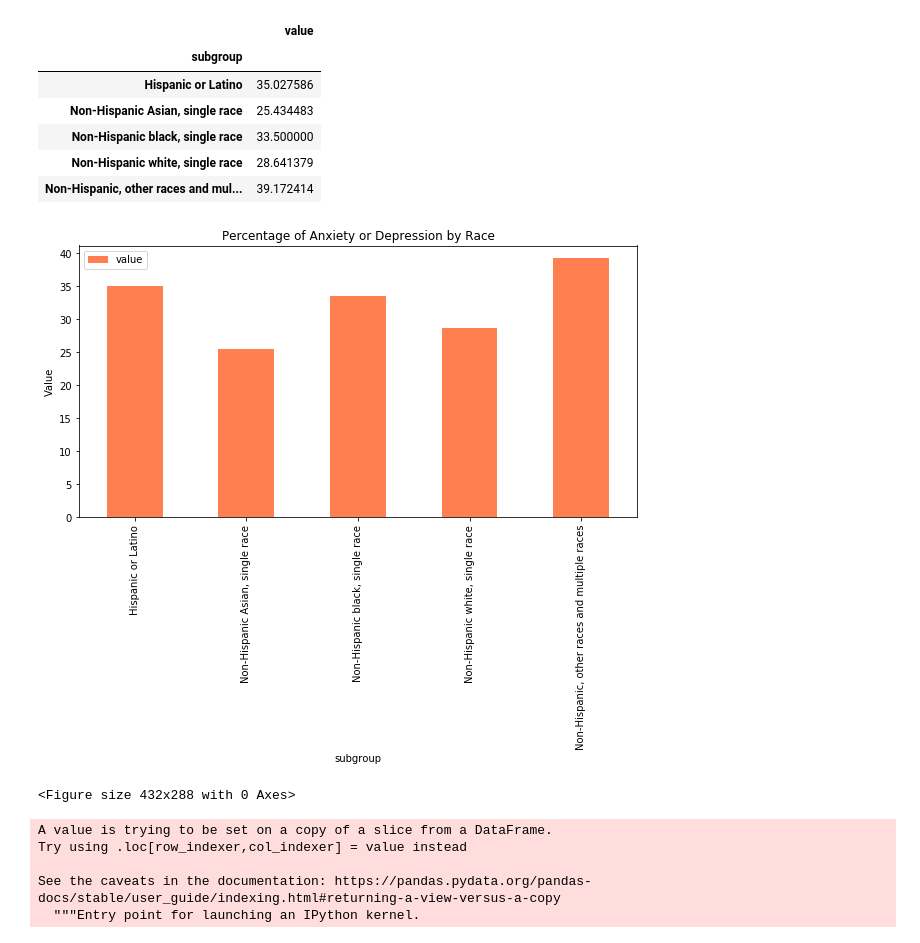
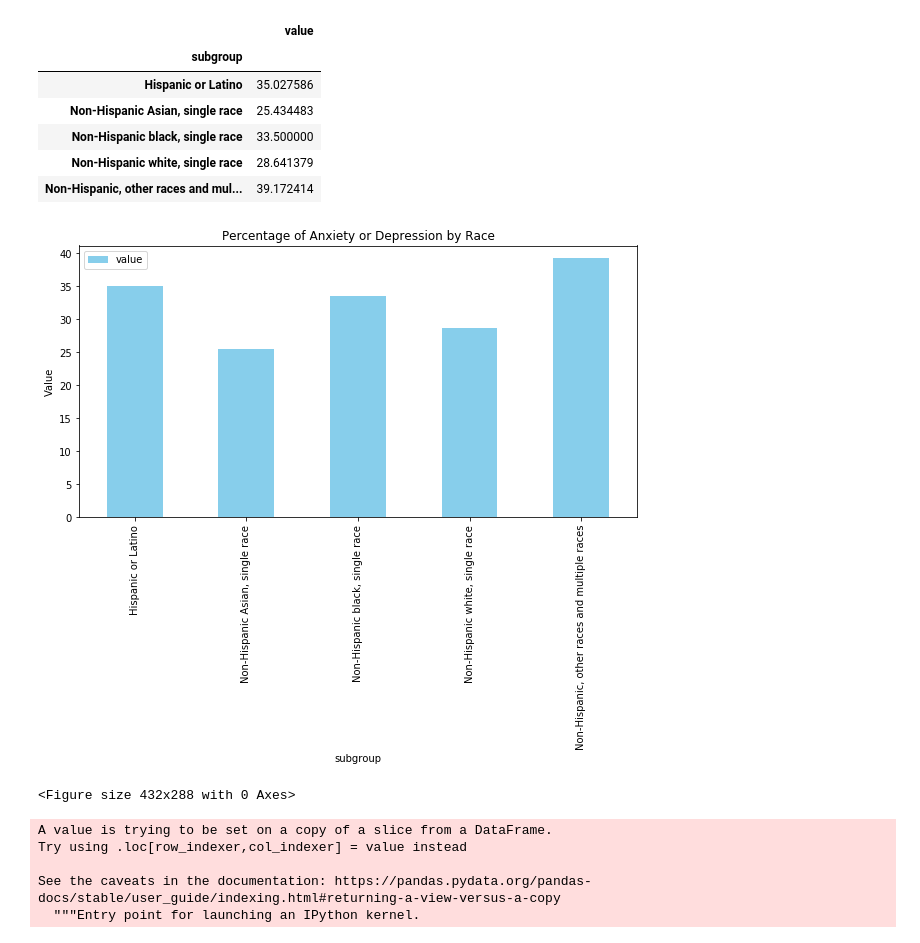
Before and after one commit to d-hires/Pandemic-Warriors-Project-1, a Jupyter notebook: Race.ipynb, the cells around one changed output. Cells and saved outputs as stored; diff of their text form; code cells hidden in the pictures.

Commit message:
two charts created

```diff
--- a/Race.ipynb
+++ b/Race.ipynb
@@ -73,15 +73,15 @@ See the caveats in the documentation: https://pandas.pydata.org/pandas-docs/stab
 # %%
 import matplotlib.pyplot as plt
 
 # Use DataFrame.plot() in order to create a bar chart of the data
-race_mean.plot(kind="bar", color = "coral", figsize=(10,5))
+race_mean.plot(kind="bar", color = "skyblue", figsize=(10,5))
 # Set a title for the chart
 plt.title("Percentage of Anxiety or Depression by Race")
 plt.ylabel("Value")
 plt.show()
 plt.tight_layout()
 # %% [output]
-[figure, old version]
+[figure, new version]
 <Figure size 432x288 with 0 Axes>
 # %%
 race_df['value']=race_df['value'].astype(float)
```
